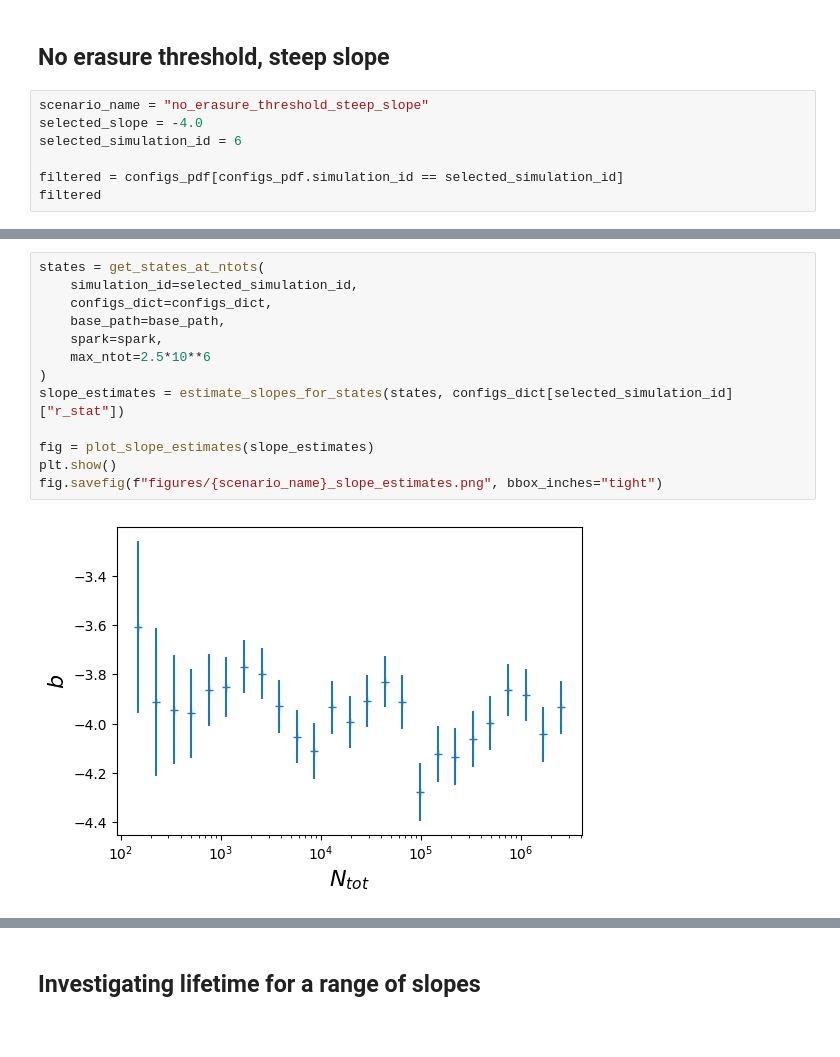
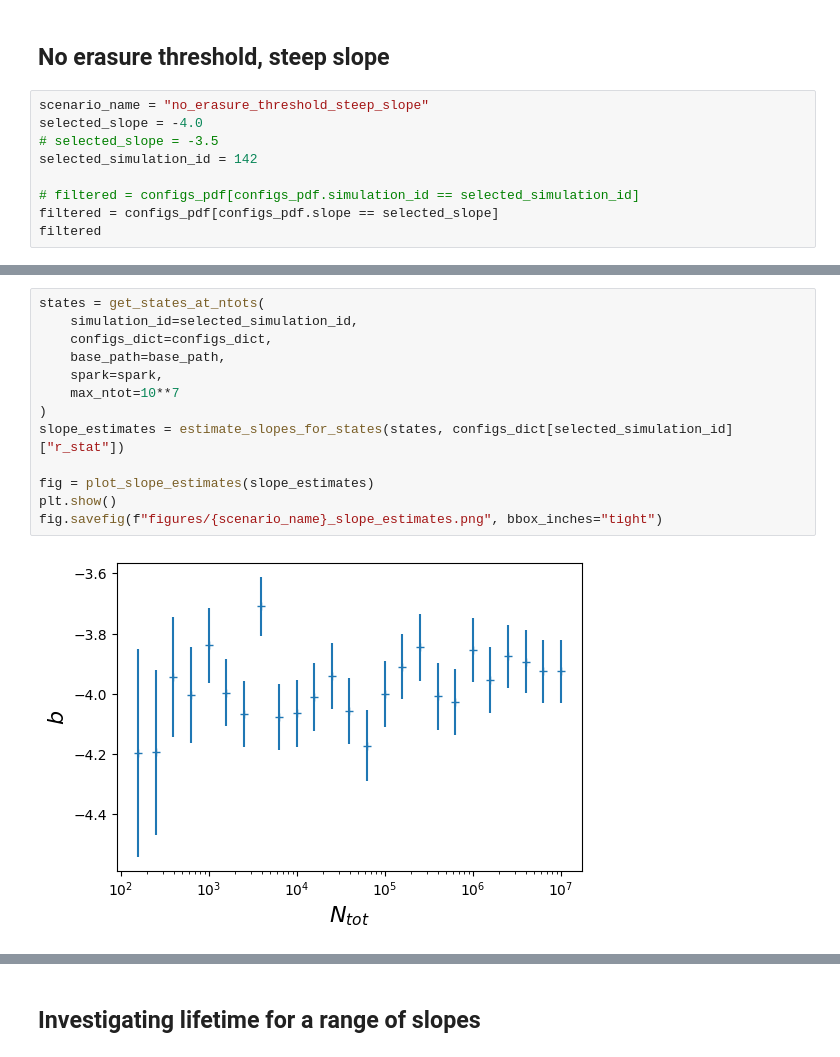
Before and after one commit to seanmason/saturation, a Jupyter notebook: notebooks/thesis/Chapter4/SingleSimulationPlots.ipynb, the cells around one changed output, grey strips where cells are left out. Drawn from its saved outputs; the diff is of its cells as text.

```diff
--- a/notebooks/thesis/Chapter4/SingleSimulationPlots.ipynb
+++ b/notebooks/thesis/Chapter4/SingleSimulationPlots.ipynb
@@ -987,9 +892,11 @@ fig.savefig(f"figures/{scenario_name}_csfds.png", bbox_inches="tight")
 # %%
 scenario_name = "no_erasure_threshold_steep_slope"
 selected_slope = -4.0
-selected_simulation_id = 6
+# selected_slope = -3.5
+selected_simulation_id = 142
 
-filtered = configs_pdf[configs_pdf.simulation_id == selected_simulation_id]
+# filtered = configs_pdf[configs_pdf.simulation_id == selected_simulation_id]
+filtered = configs_pdf[configs_pdf.slope == selected_slope]
 filtered
 # %% [output]
 |  | mrp | rim_erasure_method | rmult | simulation_id | slope | study_region_padding | study_region_size |
@@ -1090,18 +1008,18 @@ Notes:
 # %%
 states = get_states_at_ntots(
     simulation_id=selected_simulation_id,
     configs_dict=configs_dict,
     base_path=base_path,
     spark=spark,
-    max_ntot=2.5*10**6
+    max_ntot=10**7
 )
 slope_estimates = estimate_slopes_for_states(states, configs_dict[selected_simulation_id]["r_stat"])
 
 fig = plot_slope_estimates(slope_estimates)
 plt.show()
 fig.savefig(f"figures/{scenario_name}_slope_estimates.png", bbox_inches="tight")
 # %% [output]
-[figure, old version]
+[figure, new version]
 # %%
 states = get_states_at_ntots(
     simulation_id=selected_simulation_id,
```
Also changed, not shown: parts of 62 cells of this notebook, 4 other files.
